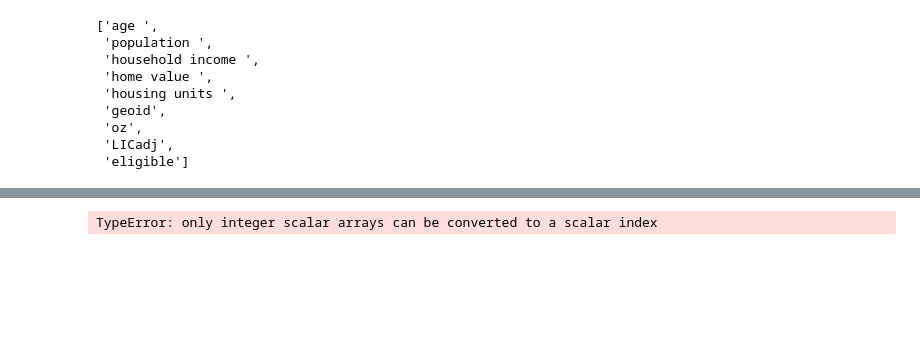
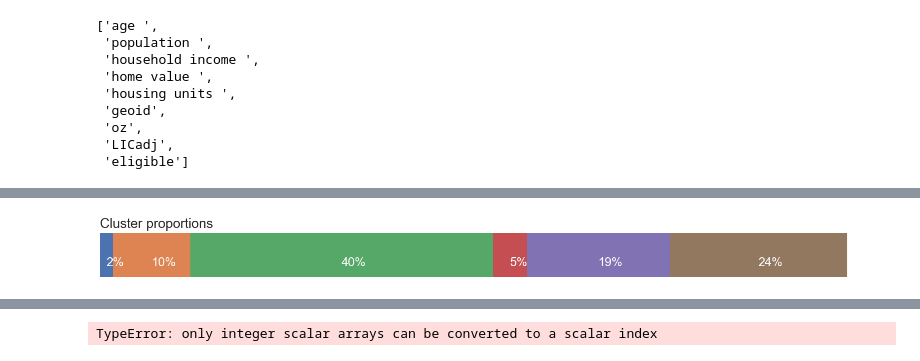
Before and after one commit to paxtonhyde/opportunity-zones, a Jupyter notebook: src/secondaryPCAandClustering.ipynb, the cells around one changed output, grey strips where cells are left out. Saved outputs shown, nothing was run; the diff lists cells and outputs as text; code cells hidden in the pictures; blank space fills up the shorter version.

```diff
--- a/src/secondaryPCAandClustering.ipynb
+++ b/src/secondaryPCAandClustering.ipynb
@@ -92,3 +124,18 @@ suspect_dropped = drop_columns(suspect, drop_cols)
+# %%
+f, ax = plt.subplots(figsize=(20, 2))
+bottom = 0
+for i, p in enumerate(groups['proportion']):
+    ax.barh(1, p, height = 0.2, left=bottom, color=palette[i])
+    ax.annotate('{:.0f}%'.format(p*100), (bottom + (p/2), 0.95),\
+            xycoords='data', color="white", fontsize=22)
+    ax.set_xticks([]), ax.set_yticks([]), ax.axis("off")
+    ax.set_title("Cluster proportions", loc='left', fontsize = 24)
+    bottom += p
+
+f.tight_layout()
+plt.savefig("{}/cluster_proportions.png".format(images), dpi=120, transparent=True)
+# %% [output]
+[figure, added]
 # %%
 fig, ax = plt.subplots(figsize=(15, 12))
 data_labels = ["Other eligible tracts", "Designated OZs"]
```
Also changed, not shown: parts of 10 cells of this notebook, 6 other files.
